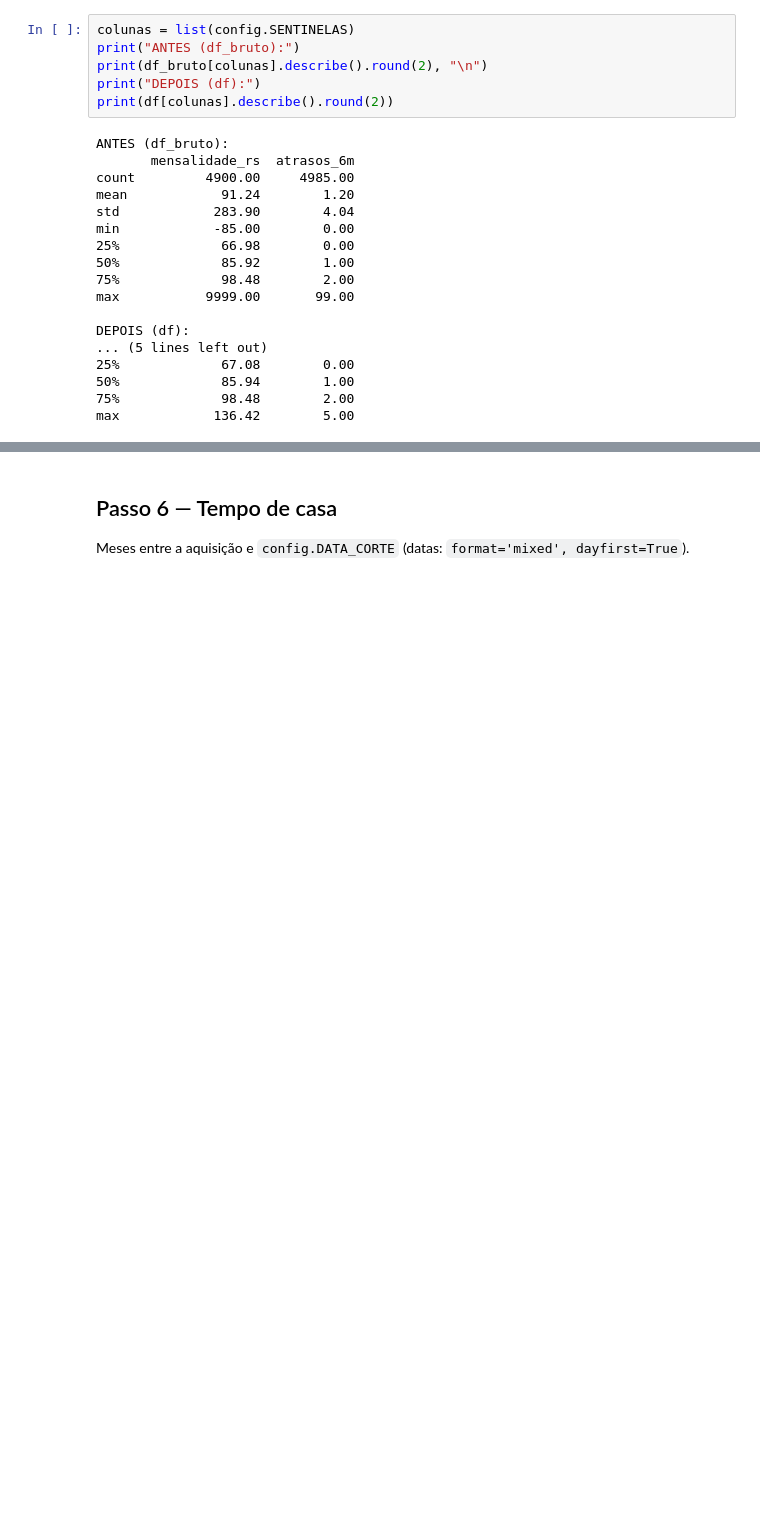
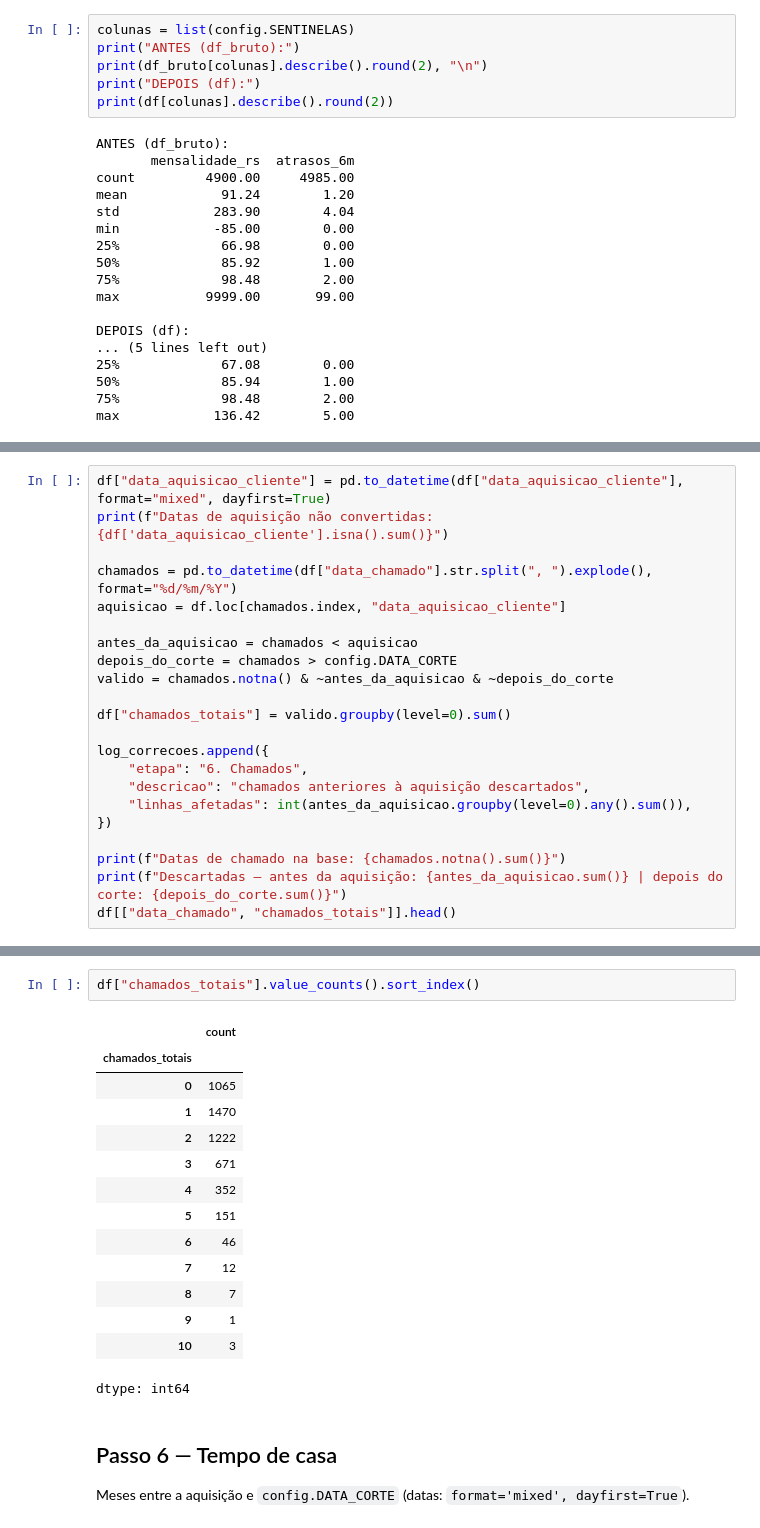
Before and after one commit to Gagdm/previsao_de_evasao_de_clientes, a Jupyter notebook: notebooks/01_limpeza_e_consolidacao.ipynb, the cells around one changed output, grey strips where cells are left out. Saved outputs shown, nothing was run; the diff lists cells and outputs as text; blank space fills up the shorter version.

Commit message:
feat(limpeza): consolida chamados em contagem por cliente

```diff
--- a/notebooks/01_limpeza_e_consolidacao.ipynb
+++ b/notebooks/01_limpeza_e_consolidacao.ipynb
@@ -455,0 +459,22 @@ Contar datas entre aquisição e corte; vazio = 0.
+# %%
+df["data_aquisicao_cliente"] = pd.to_datetime(df["data_aquisicao_cliente"], format="mixed", dayfirst=True)
+print(f"Datas de aquisição não convertidas: {df['data_aquisicao_cliente'].isna().sum()}")
+
+chamados = pd.to_datetime(df["data_chamado"].str.split(", ").explode(), format="%d/%m/%Y")
+aquisicao = df.loc[chamados.index, "data_aquisicao_cliente"]
+
+antes_da_aquisicao = chamados < aquisicao
+depois_do_corte = chamados > config.DATA_CORTE
+valido = chamados.notna() & ~antes_da_aquisicao & ~depois_do_corte
+
+df["chamados_totais"] = valido.groupby(level=0).sum()
+
+log_correcoes.append({
+    "etapa": "6. Chamados",
+    "descricao": "chamados anteriores à aquisição descartados",
+    "linhas_afetadas": int(antes_da_aquisicao.groupby(level=0).any().sum()),
+})
+
+print(f"Datas de chamado na base: {chamados.notna().sum()}")
+print(f"Descartadas — antes da aquisição: {antes_da_aquisicao.sum()} | depois do corte: {depois_do_corte.sum()}")
+df[["data_chamado", "chamados_totais"]].head()
@@ -456,3 +491,20 @@ Contar datas entre aquisição e corte; vazio = 0.
+# %%
+df["chamados_totais"].value_counts().sort_index()
+# %% [output]
+|  | count |
+| chamados_totais |  |
+| 0 | 1065 |
+| 1 | 1470 |
+| 2 | 1222 |
+| 3 | 671 |
+| 4 | 352 |
+| 5 | 151 |
+| 6 | 46 |
+| 7 | 12 |
+| 8 | 7 |
+| 9 | 1 |
+| 10 | 3 |
+dtype: int64
 # %% [markdown]
 ## Passo 6 — Tempo de casa
 
```
Also changed, not shown: parts of 4 cells of this notebook.
